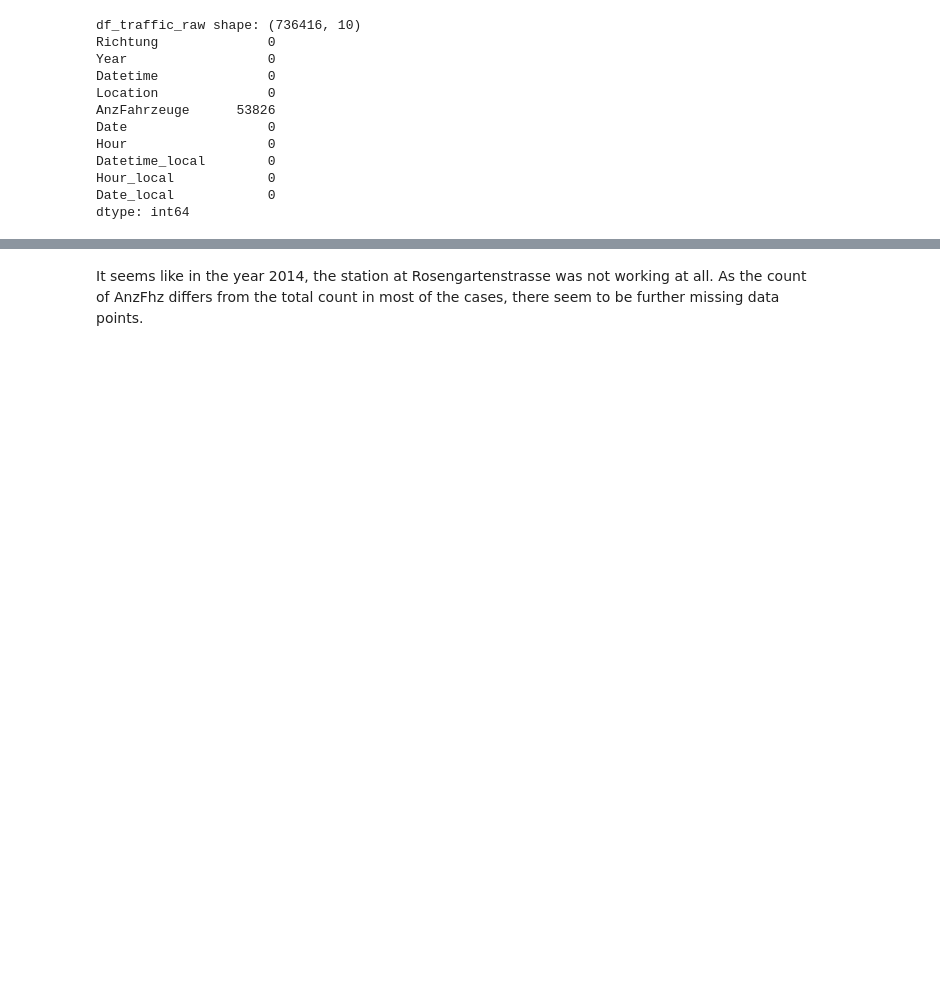
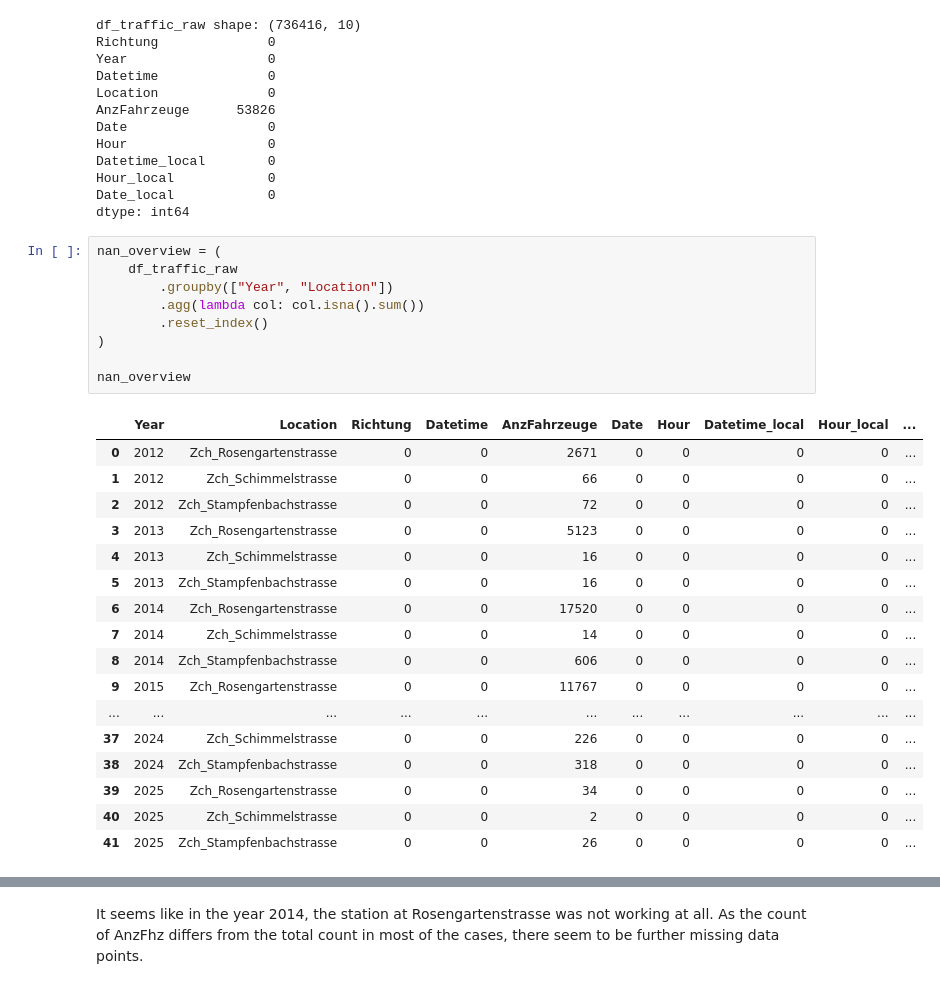
Before and after one commit to JitkaRantanen/AS2025_CO2-GroupProject, a Jupyter notebook: preprocessing_hourly.ipynb, the cells around one changed output, grey strips where cells are left out. Cells and saved outputs as stored; diff of their text form; blank space fills up the shorter version.

Commit message:
checked NAs in traffic data

```diff
--- a/preprocessing_hourly.ipynb
+++ b/preprocessing_hourly.ipynb
@@ -131,6 +131,33 @@ Datetime_local        0
 Hour_local            0
 Date_local            0
 dtype: int64
+# %%
+nan_overview = (
+    df_traffic_raw
+        .groupby(["Year", "Location"])
+        .agg(lambda col: col.isna().sum())
+        .reset_index()
+)
+
+nan_overview
+# %% [output]
+|  | Year | Location | Richtung | Datetime | AnzFahrzeuge | Date | Hour | Datetime_local | Hour_local | ... |
+| 0 | 2012 | Zch_Rosengartenstrasse | 0 | 0 | 2671 | 0 | 0 | 0 | 0 | ... |
+| 1 | 2012 | Zch_Schimmelstrasse | 0 | 0 | 66 | 0 | 0 | 0 | 0 | ... |
+| 2 | 2012 | Zch_Stampfenbachstrasse | 0 | 0 | 72 | 0 | 0 | 0 | 0 | ... |
+| 3 | 2013 | Zch_Rosengartenstrasse | 0 | 0 | 5123 | 0 | 0 | 0 | 0 | ... |
+| 4 | 2013 | Zch_Schimmelstrasse | 0 | 0 | 16 | 0 | 0 | 0 | 0 | ... |
+| 5 | 2013 | Zch_Stampfenbachstrasse | 0 | 0 | 16 | 0 | 0 | 0 | 0 | ... |
+| 6 | 2014 | Zch_Rosengartenstrasse | 0 | 0 | 17520 | 0 | 0 | 0 | 0 | ... |
+| 7 | 2014 | Zch_Schimmelstrasse | 0 | 0 | 14 | 0 | 0 | 0 | 0 | ... |
+| 8 | 2014 | Zch_Stampfenbachstrasse | 0 | 0 | 606 | 0 | 0 | 0 | 0 | ... |
+| 9 | 2015 | Zch_Rosengartenstrasse | 0 | 0 | 11767 | 0 | 0 | 0 | 0 | ... |
+| ... | ... | ... | ... | ... | ... | ... | ... | ... | ... | ... |
+| 37 | 2024 | Zch_Schimmelstrasse | 0 | 0 | 226 | 0 | 0 | 0 | 0 | ... |
+| 38 | 2024 | Zch_Stampfenbachstrasse | 0 | 0 | 318 | 0 | 0 | 0 | 0 | ... |
+| 39 | 2025 | Zch_Rosengartenstrasse | 0 | 0 | 34 | 0 | 0 | 0 | 0 | ... |
+| 40 | 2025 | Zch_Schimmelstrasse | 0 | 0 | 2 | 0 | 0 | 0 | 0 | ... |
+| 41 | 2025 | Zch_Stampfenbachstrasse | 0 | 0 | 26 | 0 | 0 | 0 | 0 | ... |
 # %%
 (df_traffic_raw
 .groupby(["Year", "Location"], as_index=False)
```
Also changed, not shown: parts of 1 cell of this notebook.
